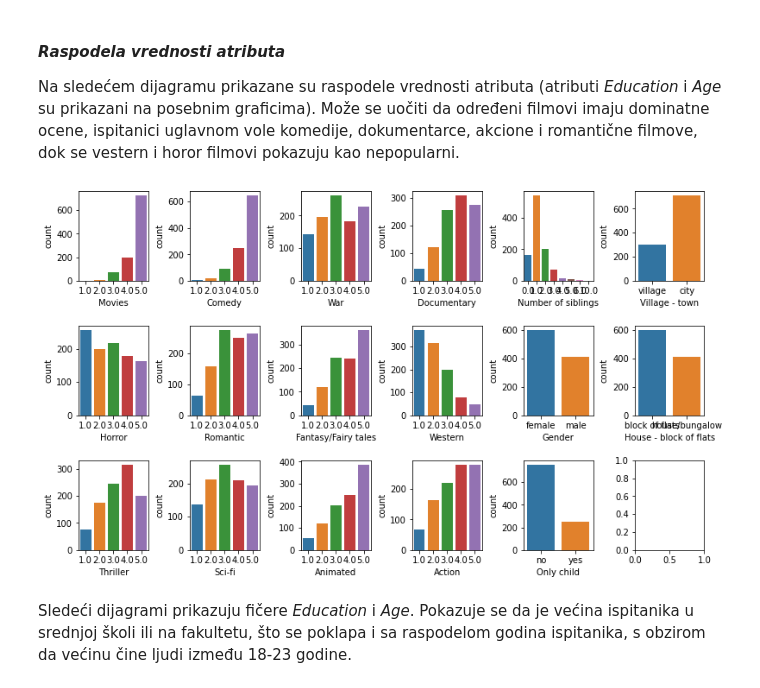
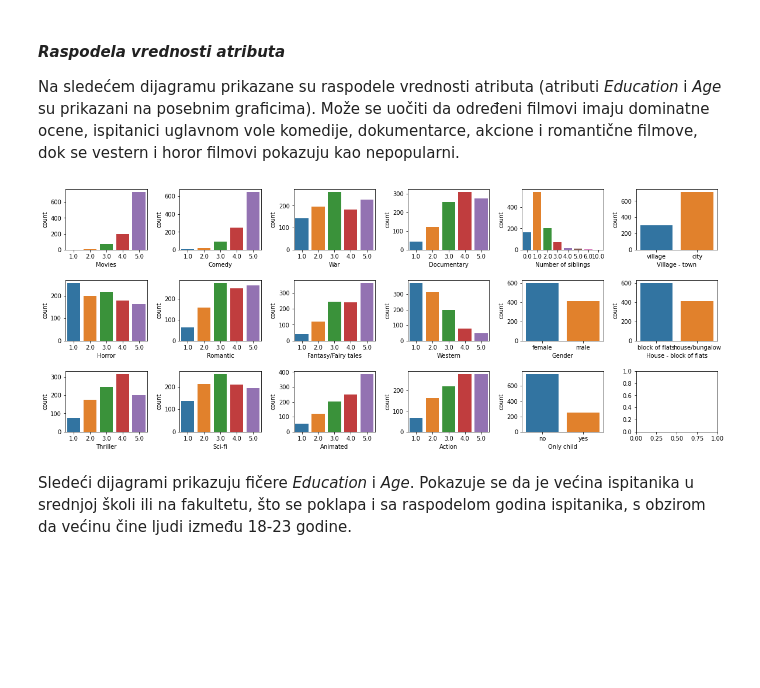
Before and after one commit to LastChanceKatze/ml_young_people_survey, a Jupyter notebook: movie_preferences_clustering.ipynb, the cells around one changed output. Drawn from its saved outputs; the diff is of its cells as text; code cells hidden in the pictures; blank space fills up the shorter version.

```diff
--- a/movie_preferences_clustering.ipynb
+++ b/movie_preferences_clustering.ipynb
@@ -159,22 +159,20 @@ plot_boxplot(data_movie)
 #### *Raspodela vrednosti atributa*
 Na sledećem dijagramu prikazane su raspodele vrednosti atributa (atributi *Education* i *Age* su prikazani na posebnim graficima). Može se uočiti da određeni filmovi imaju dominatne ocene, ispitanici uglavnom vole komedije, dokumentarce, akcione i romantične filmove, dok se vestern i horor filmovi pokazuju kao nepopularni.
 # %%
-def plot_countplots(data):
-    num_rows = 3
-    num_cols = 6
-    fig, axs = plt.subplots(num_rows, num_cols, figsize=(13, 7))
-    plt.subplots_adjust(hspace=0.5, wspace=.6, top=0.95)
+def plot_countplots(data, num_rows, num_cols):
+    fig, axs = plt.subplots(num_rows, num_cols, figsize=(20, 7))
+    plt.subplots_adjust(hspace=0.5, wspace=.4, top=0.95)
 
     for i in range(0, num_rows):
         for j in range(0, num_cols):
             index = j * num_rows + i
             if index < data.shape[1]:
                 col_name = data.columns[index]
                 sns.countplot(x=col_name, data=data, ax=axs[i][j])
 
-plot_countplots(data_movie.drop(["Education", "Age"], axis=1))
+plot_countplots(data=data_movie.drop(["Education", "Age"], axis=1), num_rows=3, num_cols=6)
 # %% [output]
-[figure, old version]
+[figure, new version]
 # %% [markdown]
 Sledeći dijagrami prikazuju fičere *Education* i *Age*. Pokazuje se da je većina ispitanika u srednjoj školi ili na fakultetu, što se poklapa i sa raspodelom godina ispitanika, s obzirom da većinu čine ljudi između 18-23 godine.
 # %%
```
Also changed, not shown: parts of 21 cells of this notebook.
